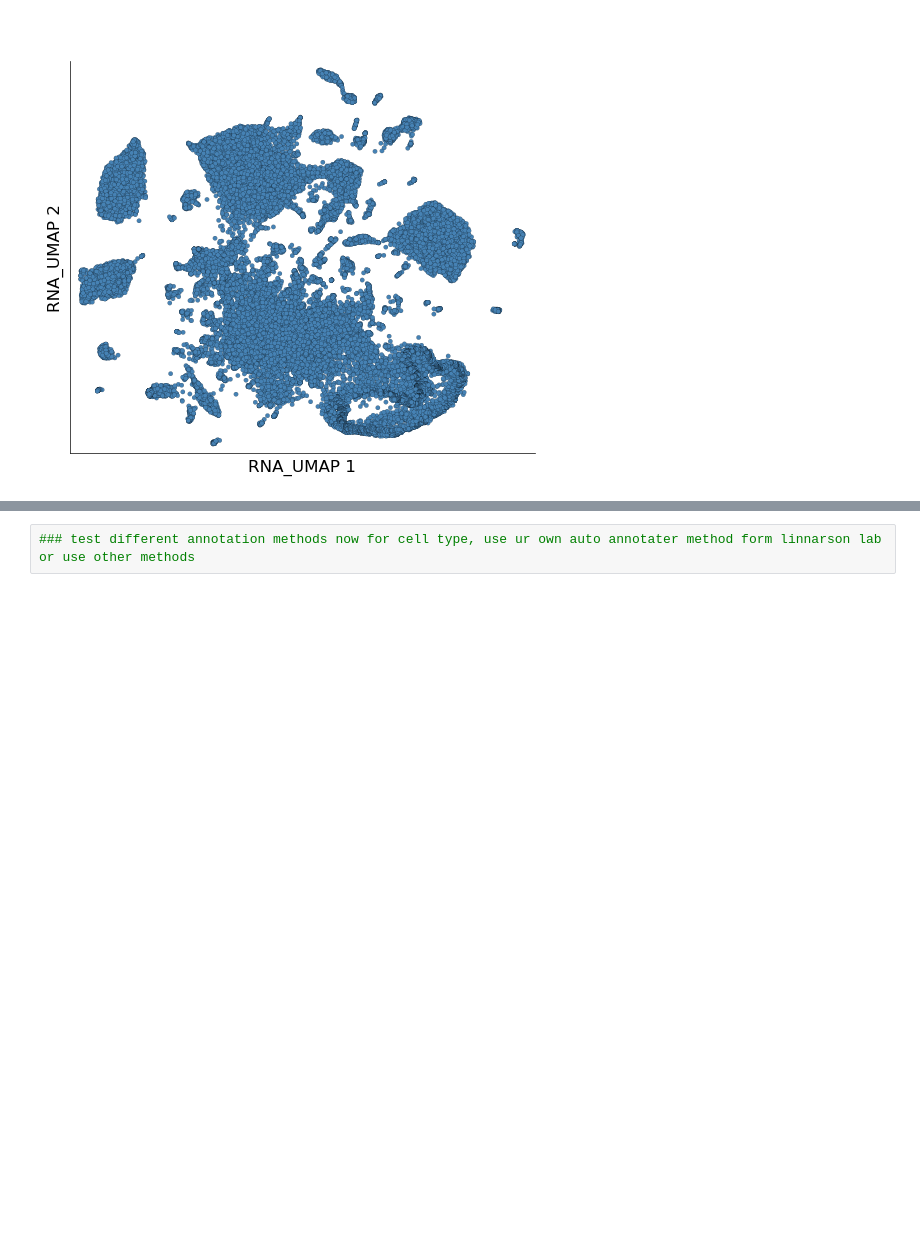
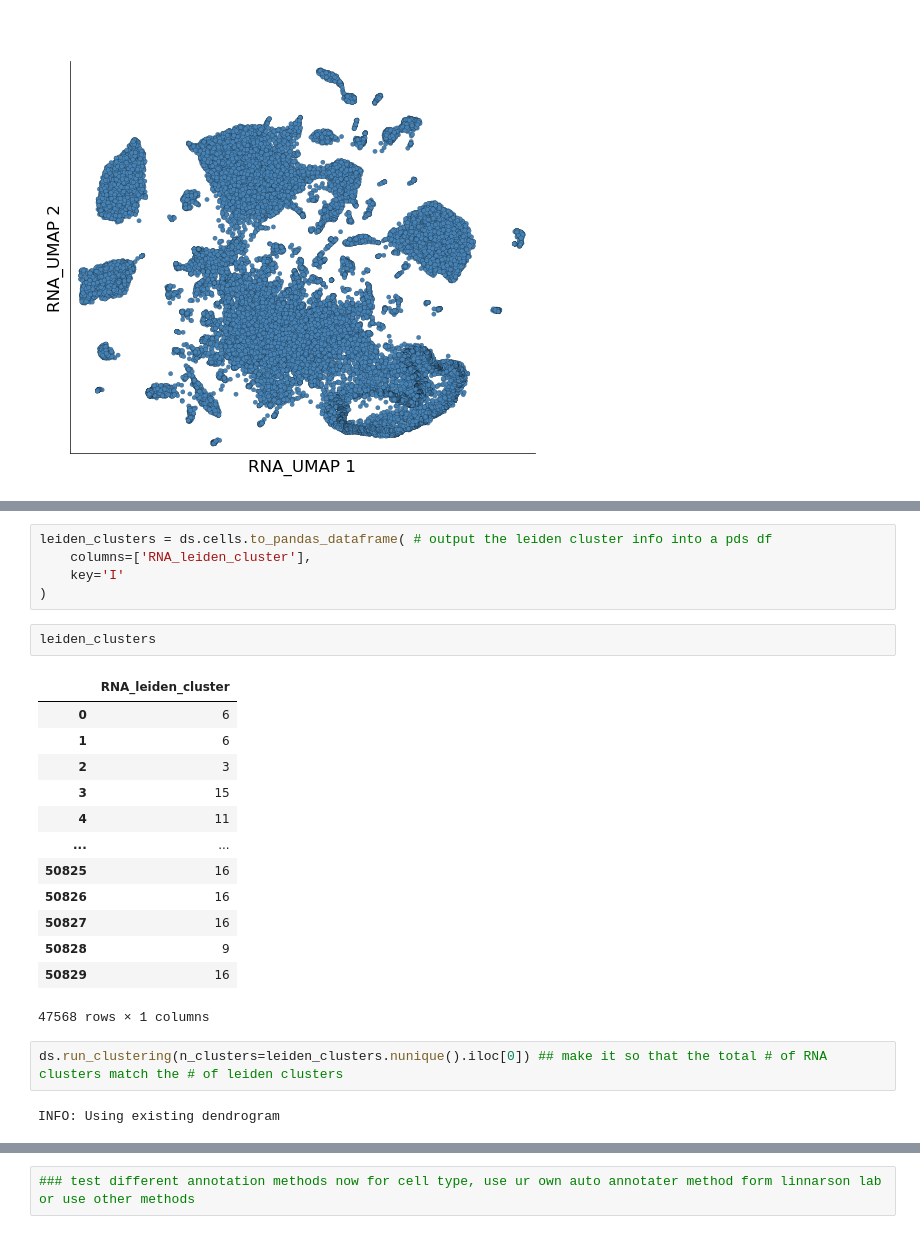
Before and after one commit to saatvik-viniak/sc-RNA-atlas, a Jupyter notebook: External Segment of globus pallidus/externalGP.ipynb, the cells around one changed output, grey strips where cells are left out. Saved outputs shown, nothing was run; the diff lists cells and outputs as text; blank space fills up the shorter version.

```diff
--- a/External Segment of globus pallidus/externalGP.ipynb
+++ b/External Segment of globus pallidus/externalGP.ipynb
@@ -177,0 +173,25 @@ ds.plot_layout(
+# %%
+leiden_clusters = ds.cells.to_pandas_dataframe( # output the leiden cluster info into a pds df
+    columns=['RNA_leiden_cluster'],
+    key='I'
+)
+# %%
+leiden_clusters
+# %% [output]
+|  | RNA_leiden_cluster |
+| 0 | 6 |
+| 1 | 6 |
+| 2 | 3 |
+| 3 | 15 |
+| 4 | 11 |
+| ... | ... |
+| 50825 | 16 |
+| 50826 | 16 |
+| 50827 | 16 |
+| 50828 | 9 |
+| 50829 | 16 |
+47568 rows × 1 columns
+# %%
+ds.run_clustering(n_clusters=leiden_clusters.nunique().iloc[0]) ## make it so that the total # of RNA clusters match the # of leiden clusters
+# %% [output]
+INFO: Using existing dendrogram
```
Also changed, not shown: parts of 11 cells of this notebook.
